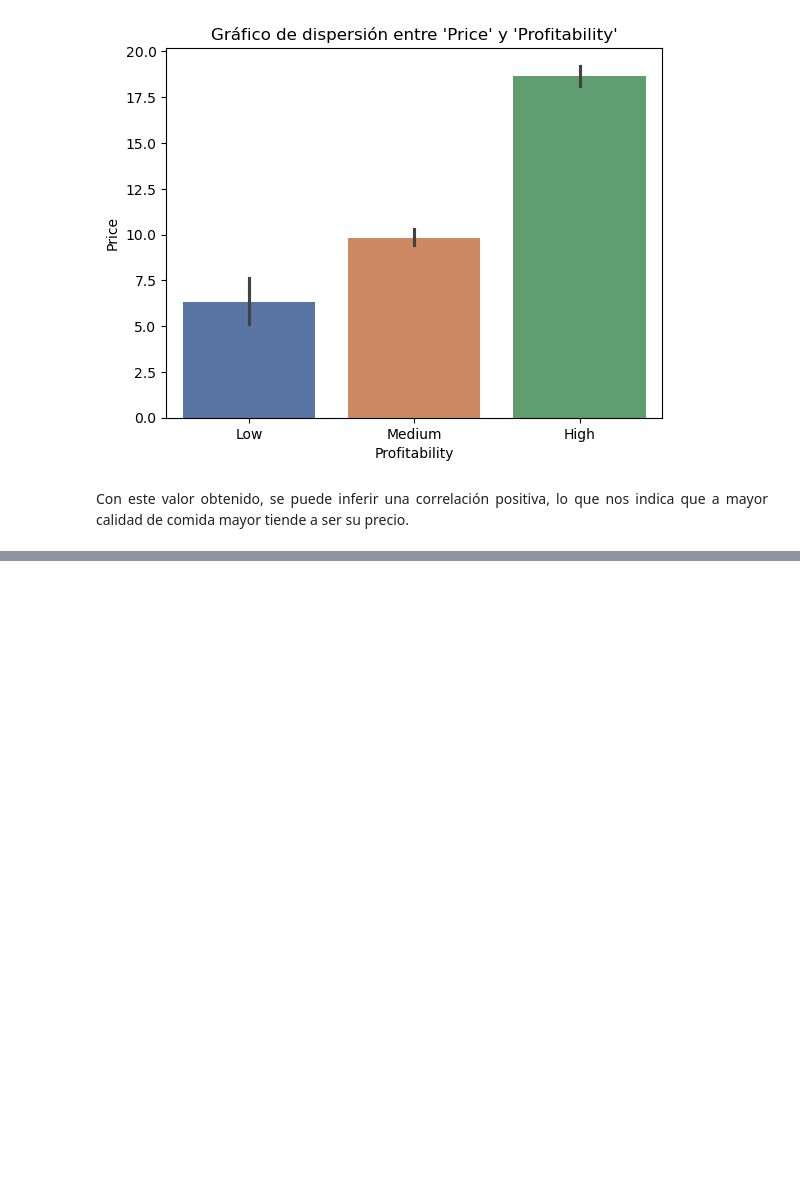
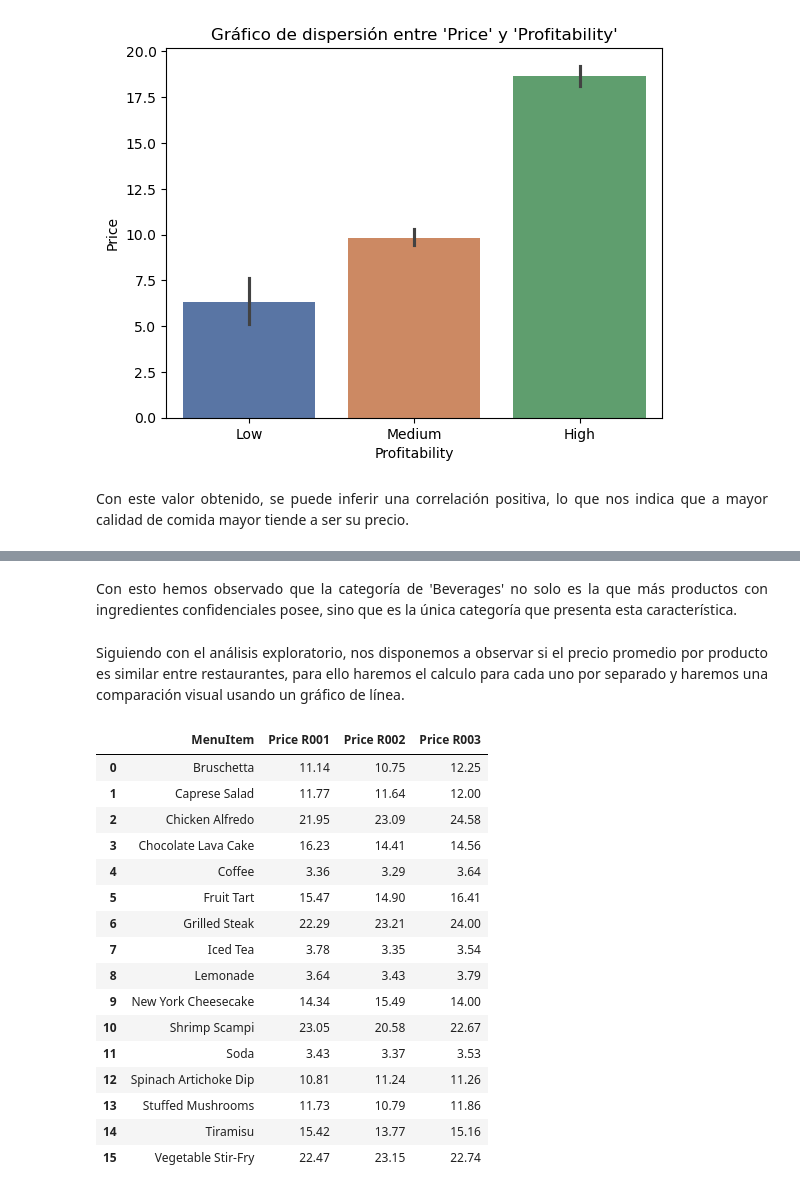
Before and after one commit to Morax19/DM_UCV_DanielHernandez, a Jupyter notebook: Asignacion2/DM_Asig2_DanielHernandez.ipynb, the cells around one changed output, grey strips where cells are left out. Cells and saved outputs as stored; diff of their text form; code cells hidden in the pictures; blank space fills up the shorter version.

```diff
--- a/Asignacion2/DM_Asig2_DanielHernandez.ipynb
+++ b/Asignacion2/DM_Asig2_DanielHernandez.ipynb
@@ -95,0 +172,41 @@ Para una siguiente observación, podemos calcular la relación calidad-precio pa
+# %% [markdown]
+<div style="text-align: justify;">
+Con esto hemos observado que la categoría de 'Beverages' no solo es la que más productos con ingredientes confidenciales posee, sino que es la única categoría que presenta esta característica.
+</div>
+# %% [markdown]
+<div style="text-align: justify;">
+Siguiendo con el análisis exploratorio, nos disponemos a observar si el precio promedio por producto es similar entre restaurantes, para ello haremos el calculo para cada uno por separado y haremos una comparación visual usando un gráfico de línea.
+</div>
+# %%
+#   Agrupación y cálculo del precio promedio por producto para cada restaurante
+mean_prices_r1_df = round(df_r1.groupby('MenuItem')['Price'].mean(), 2).reset_index()
+mean_prices_r2_df = round(df_r2.groupby('MenuItem')['Price'].mean(), 2).reset_index()
+mean_prices_r3_df = round(df_r3.groupby('MenuItem')['Price'].mean(), 2).reset_index()
+
+#   Creación del Data Frame
+mean_price_item_df = pd.DataFrame()
+
+mean_price_item_df['MenuItem'] = mean_prices_r1_df['MenuItem']
+mean_price_item_df['Price R001'] = mean_prices_r1_df['Price']
+mean_price_item_df['Price R002'] = mean_prices_r2_df['Price']
+mean_price_item_df['Price R003'] = mean_prices_r3_df['Price']
+
+mean_price_item_df
+# %% [output]
+|  | MenuItem | Price R001 | Price R002 | Price R003 |
+| 0 | Bruschetta | 11.14 | 10.75 | 12.25 |
+| 1 | Caprese Salad | 11.77 | 11.64 | 12.00 |
+| 2 | Chicken Alfredo | 21.95 | 23.09 | 24.58 |
+| 3 | Chocolate Lava Cake | 16.23 | 14.41 | 14.56 |
+| 4 | Coffee | 3.36 | 3.29 | 3.64 |
+| 5 | Fruit Tart | 15.47 | 14.90 | 16.41 |
+| 6 | Grilled Steak | 22.29 | 23.21 | 24.00 |
+| 7 | Iced Tea | 3.78 | 3.35 | 3.54 |
+| 8 | Lemonade | 3.64 | 3.43 | 3.79 |
+| 9 | New York Cheesecake | 14.34 | 15.49 | 14.00 |
+| 10 | Shrimp Scampi | 23.05 | 20.58 | 22.67 |
+| 11 | Soda | 3.43 | 3.37 | 3.53 |
+| 12 | Spinach Artichoke Dip | 10.81 | 11.24 | 11.26 |
+| 13 | Stuffed Mushrooms | 11.73 | 10.79 | 11.86 |
+| 14 | Tiramisu | 15.42 | 13.77 | 15.16 |
+| 15 | Vegetable Stir-Fry | 22.47 | 23.15 | 22.74 |
```
Also changed, not shown: parts of 12 cells of this notebook.
